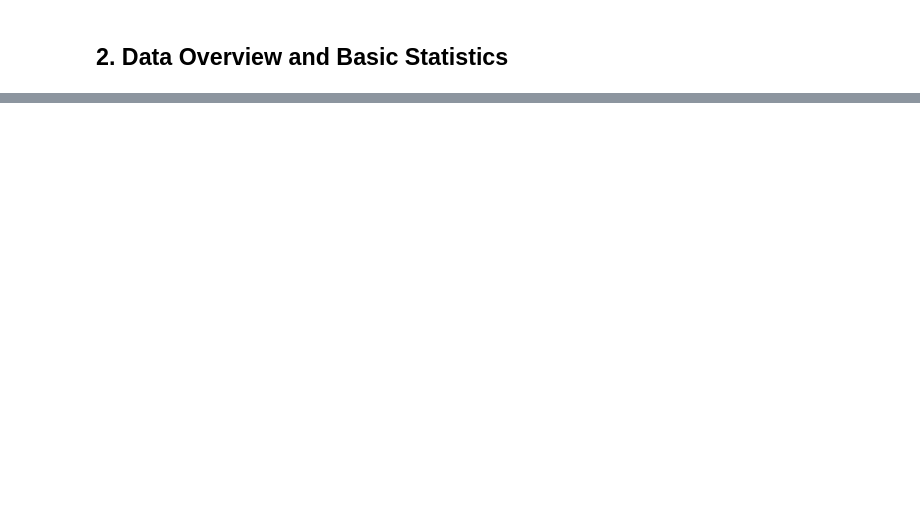
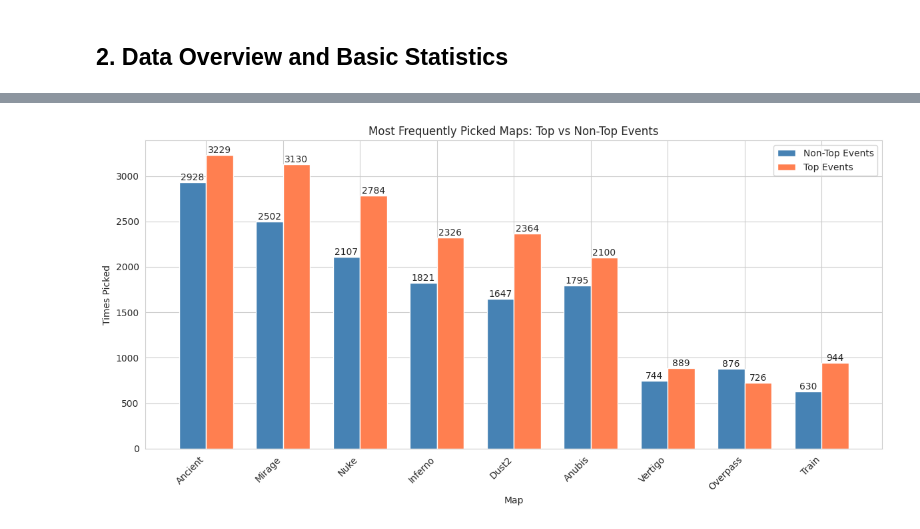
Before and after one commit to talDoFlemis/clutch-or-predict, a Jupyter notebook: notebooks/01-eda.ipynb, the cells around one changed output, grey strips where cells are left out. Cells and saved outputs as stored; diff of their text form; code cells hidden in the pictures; blank space fills up the shorter version.

```diff
--- a/notebooks/01-eda.ipynb
+++ b/notebooks/01-eda.ipynb
@@ -1238,0 +514,91 @@ All data has been exported to parquet files for further analysis and modeling.
+# %%
+# Non-top events picks
+all_picks = []
+for col in [
+    "t1_picked_1",
+    "t2_picked_1",
+    "t1_picked_2",
+    "t2_picked_2",
+    "t1_picked_3",
+    "t2_picked_3",
+    "decider",
+]:
+    if col in non_top_event_vetos.columns:
+        picks = non_top_event_vetos.filter(
+            (pl.col(col).is_not_null()) & (pl.col(col) != "Cache")
+        ).select(pl.col(col).alias("map"))
+        if len(picks) > 0:
+            all_picks.append(picks)
+
+all_picks_df = pl.concat(all_picks)
+non_top_pick_counts = (
+    all_picks_df.group_by("map").agg(pl.count().alias("pick_count")).sort("map")
+).to_pandas()
+
+# Top events picks
+top_all_picks = []
+for col in [
+    "t1_picked_1",
+    "t2_picked_1",
+    "t1_picked_2",
+    "t2_picked_2",
+    "t1_picked_3",
+    "t2_picked_3",
+    "decider",
+]:
+    if col in top_event_vetos.columns:
+        picks = top_event_vetos.filter(
+            (pl.col(col).is_not_null()) & (pl.col(col) != "Cache")
+        ).select(pl.col(col).alias("map"))
+        if len(picks) > 0:
+            top_all_picks.append(picks)
+
+top_all_picks_df = pl.concat(top_all_picks)
+top_pick_counts = (
+    top_all_picks_df.group_by("map").agg(pl.count().alias("pick_count")).sort("map")
+).to_pandas()
+
+# Merge datasets
+pick_comparison = non_top_pick_counts.merge(
+    top_pick_counts, on="map", how="outer", suffixes=("_non_top", "_top")
+).fillna(0)
+
+# Sort by total picks
+pick_comparison["total"] = (
+    pick_comparison["pick_count_non_top"] + pick_comparison["pick_count_top"]
+)
+pick_comparison = pick_comparison.sort_values("total", ascending=False)
+
+# Plot
+fig, ax = plt.subplots(figsize=(12, 6))
+width = 0.35
+x = np.arange(len(pick_comparison))
+
+bars1 = ax.bar(
+    x - width / 2,
+    pick_comparison["pick_count_non_top"],
+    width,
+    label="Non-Top Events",
+    color="steelblue",
+)
+bars2 = ax.bar(
+    x + width / 2,
+    pick_comparison["pick_count_top"],
+    width,
+    label="Top Events",
+    color="coral",
+)
+
+ax.set_xlabel("Map")
+ax.set_ylabel("Times Picked")
+ax.set_title("Most Frequently Picked Maps: Top vs Non-Top Events")
+ax.set_xticks(x)
+ax.set_xticklabels(pick_comparison["map"], rotation=45, ha="right")
+ax.legend()
+
+ax.bar_label(bars1)
+ax.bar_label(bars2)
+
+plt.tight_layout()
+plt.show()
+# %% [output]
@@ -1238,0 +609 @@ All data has been exported to parquet files for further analysis and modeling.
+[figure, added]
```
Also changed, not shown: parts of 58 cells of this notebook.
